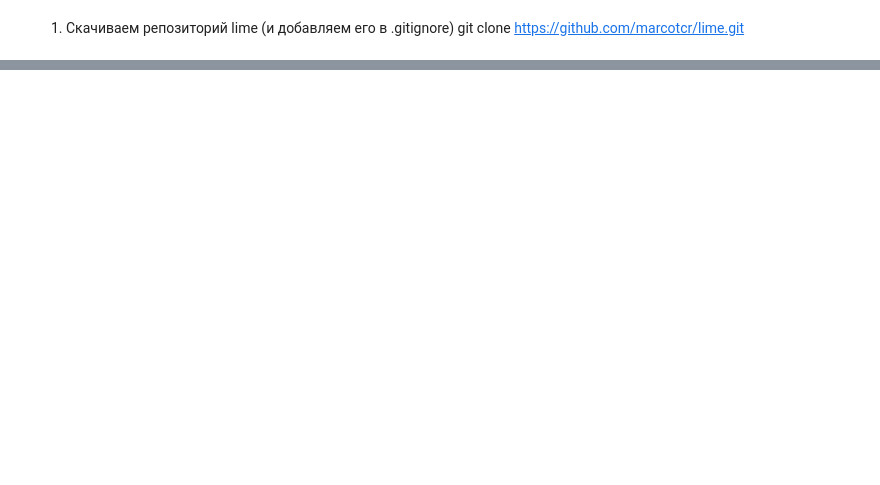
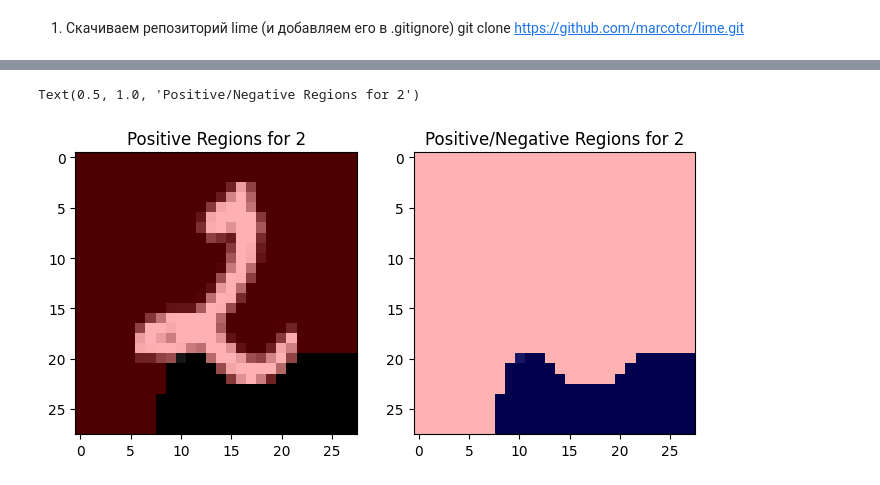
Before and after one commit to nocturnalq/azsii, a Jupyter notebook: prz5/AZSII_prz_5.ipynb, the cells around one changed output, grey strips where cells are left out. Saved outputs shown, nothing was run; the diff lists cells and outputs as text; code cells hidden in the pictures; blank space fills up the shorter version.

```diff
--- a/prz5/AZSII_prz_5.ipynb
+++ b/prz5/AZSII_prz_5.ipynb
@@ -52,0 +90,5 @@ y_vec = mnist.target.astype(np.uint8)
+# %%
+from sklearn.model_selection import train_test_split
+
+X_train, X_test, y_train, y_test = train_test_split(X_vec, y_vec,
+                                                    train_size=0.55)
@@ -52,0 +110,10 @@ y_vec = mnist.target.astype(np.uint8)
+# %%
+from lime import lime_image
+from lime.wrappers.scikit_image import SegmentationAlgorithm
+explainer = lime_image.LimeImageExplainer(verbose = False)
+segmenter = SegmentationAlgorithm('quickshift', kernel_size=1, max_dist=200, ratio=0.2)
+# %%
+%%time
+explanation = explainer.explain_instance(X_test[0],
+                                         classifier_fn = simple_rf_pipeline.predict_proba,
+                                         top_labels=10, hide_color=0, num_samples=10000, segmentation_fn=segmenter)
@@ -52,0 +123,11 @@ y_vec = mnist.target.astype(np.uint8)
+# %%
+temp, mask = explanation.get_image_and_mask(y_test.iloc[0], positive_only=True, num_features=10, hide_rest=False, min_weight = 0.01)
+fig, (ax1, ax2) = plt.subplots(1,2, figsize = (8, 4))
+ax1.imshow(label2rgb(mask,temp, bg_label = 0), interpolation = 'nearest')
+ax1.set_title('Positive Regions for {}'.format(y_test.iloc[0]))
+temp, mask = explanation.get_image_and_mask(y_test.iloc[0], positive_only=False, num_features=10, hide_rest=False, min_weight = 0.01)
+ax2.imshow(label2rgb(3-mask,temp, bg_label = 0), interpolation = 'nearest')
+ax2.set_title('Positive/Negative Regions for {}'.format(y_test.iloc[0]))
+# %% [output]
+Text(0.5, 1.0, 'Positive/Negative Regions for 2')
+[figure, added]
```
Also changed, not shown: parts of 13 cells of this notebook, 2 other files.
